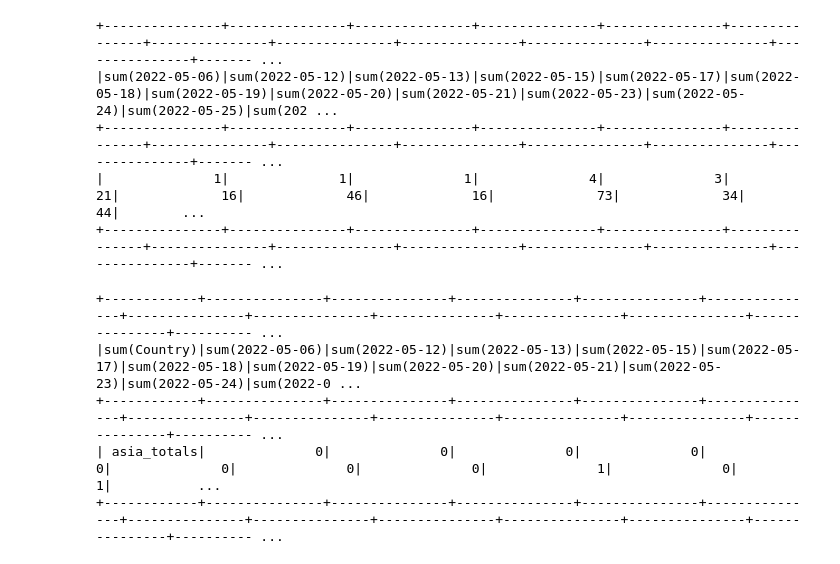
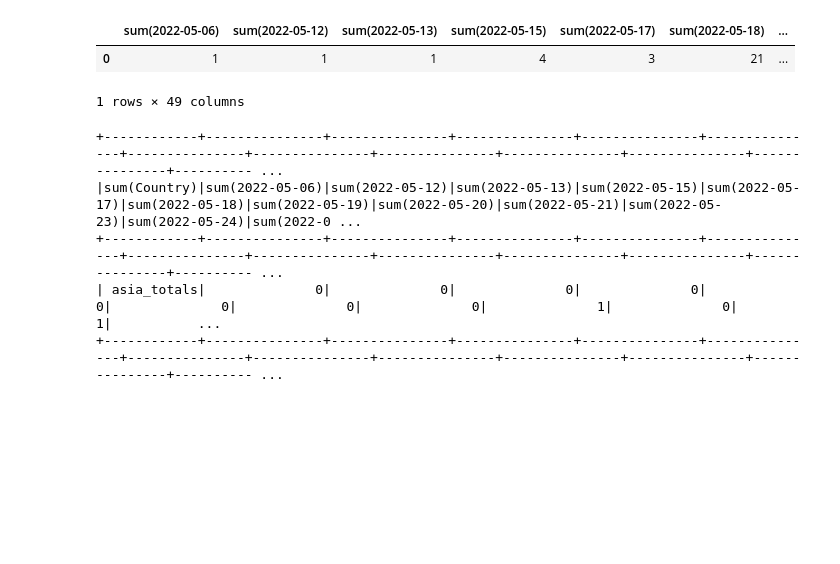
Before and after one commit to DyPeterson/monkeypox, a Jupyter notebook: notebooks/dyl.ipynb, the cells around one changed output. Saved outputs shown, nothing was run; the diff lists cells and outputs as text; code cells hidden in the pictures; blank space fills up the shorter version.

```diff
--- a/notebooks/dyl.ipynb
+++ b/notebooks/dyl.ipynb
@@ -87,27 +84,15 @@ only showing top 20 rows
 # %%
 # Worldwide total, sum of all.
 from functools import reduce
 
 def column_add(a,b):
      return  a.__add__(b)
 agg1_df = daily_df.drop('Country')
-
-# def column_add(a:int,b:int):
-#      if type(a) == int and type(b) == int:
-#           return  a+b
-#      else:
-#           pass
-
-agg1_df = agg1_df.withColumn('total', reduce(column_add, (agg1_df[col] for col in agg1_df.columns)))
-agg1_df.groupBy().sum().show()
-
-# daily_df.withColumn('totals', reduce(column_add, (daily_df[col] for col in daily_df.columns))).show()
-
-# daily_df.drop(daily_df['Country']).withColumn('total_col', reduce(column_add, (daily_df[col] for col in daily_df.columns))).show()
+agg1_df = daily_df.withColumn('total', reduce(column_add, (agg1_df[col] for col in agg1_df.columns)))
+agg1_df = agg1_df.groupBy().sum()
+agg1_df.toPandas()
 # %% [output]
+|  | sum(2022-05-06) | sum(2022-05-12) | sum(2022-05-13) | sum(2022-05-15) | sum(2022-05-17) | sum(2022-05-18) | ... |
+| 0 | 1 | 1 | 1 | 4 | 3 | 21 | ... |
-+---------------+---------------+---------------+---------------+---------------+---------------+---------------+---------------+---------------+---------------+---------------+---------------+------- ...
-|sum(2022-05-06)|sum(2022-05-12)|sum(2022-05-13)|sum(2022-05-15)|sum(2022-05-17)|sum(2022-05-18)|sum(2022-05-19)|sum(2022-05-20)|sum(2022-05-21)|sum(2022-05-23)|sum(2022-05-24)|sum(2022-05-25)|sum(202 ...
-+---------------+---------------+---------------+---------------+---------------+---------------+---------------+---------------+---------------+---------------+---------------+---------------+------- ...
-|              1|              1|              1|              4|              3|             21|             16|             46|             16|             73|             34|             44|        ...
-+---------------+---------------+---------------+---------------+---------------+---------------+---------------+---------------+---------------+---------------+---------------+---------------+------- ...
+1 rows × 49 columns
 # %%
```
Also changed, not shown: parts of 5 cells of this notebook.
